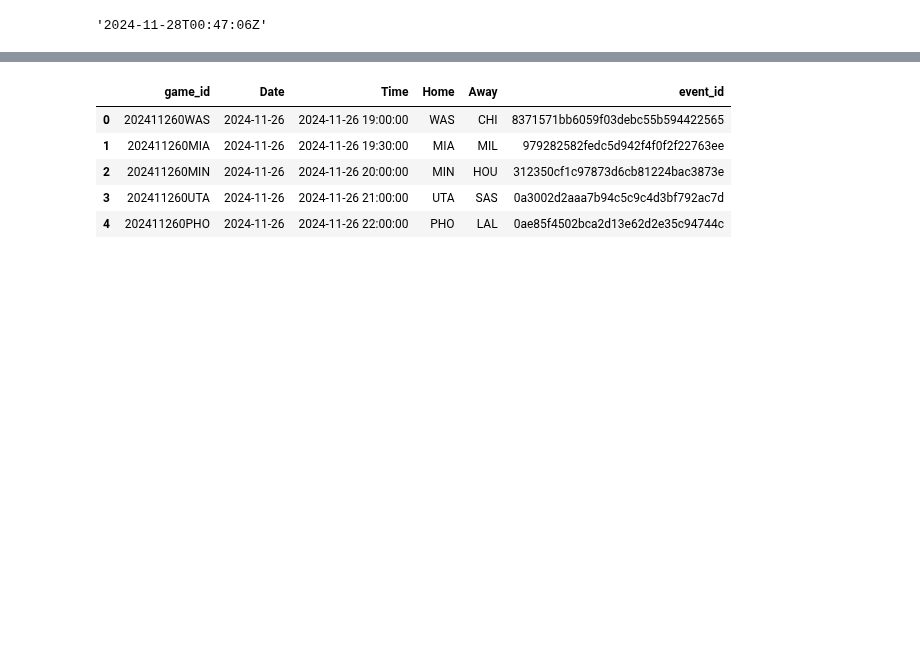
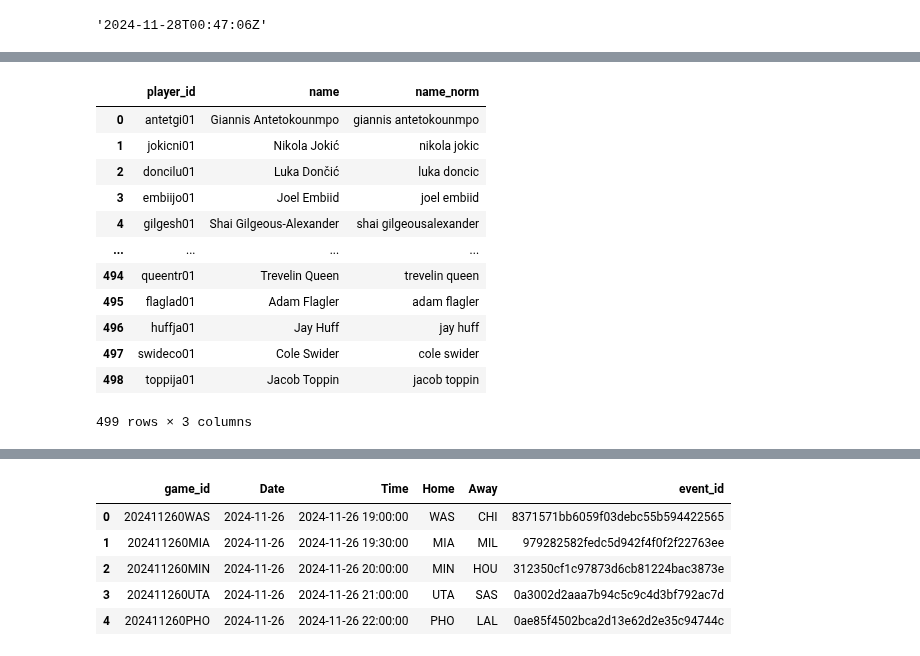
Before and after one commit to martinbog19/LeFirstBasket, a Jupyter notebook: notebooks/odds.ipynb, the cells around one changed output, grey strips where cells are left out. Saved outputs shown, nothing was run; the diff lists cells and outputs as text; code cells hidden in the pictures; blank space fills up the shorter version.

```diff
--- a/notebooks/odds.ipynb
+++ b/notebooks/odds.ipynb
@@ -113,0 +93,16 @@ odds
+# %%
+metadata.rename
+# %% [output]
+|  | player_id | name | name_norm |
+| 0 | antetgi01 | Giannis Antetokounmpo | giannis antetokounmpo |
+| 1 | jokicni01 | Nikola Jokić | nikola jokic |
+| 2 | doncilu01 | Luka Dončić | luka doncic |
+| 3 | embiijo01 | Joel Embiid | joel embiid |
+| 4 | gilgesh01 | Shai Gilgeous-Alexander | shai gilgeousalexander |
+| ... | ... | ... | ... |
+| 494 | queentr01 | Trevelin Queen | trevelin queen |
+| 495 | flaglad01 | Adam Flagler | adam flagler |
+| 496 | huffja01 | Jay Huff | jay huff |
+| 497 | swideco01 | Cole Swider | cole swider |
+| 498 | toppija01 | Jacob Toppin | jacob toppin |
+499 rows × 3 columns
```
Also changed, not shown: parts of 13 cells of this notebook, 1 other file.
